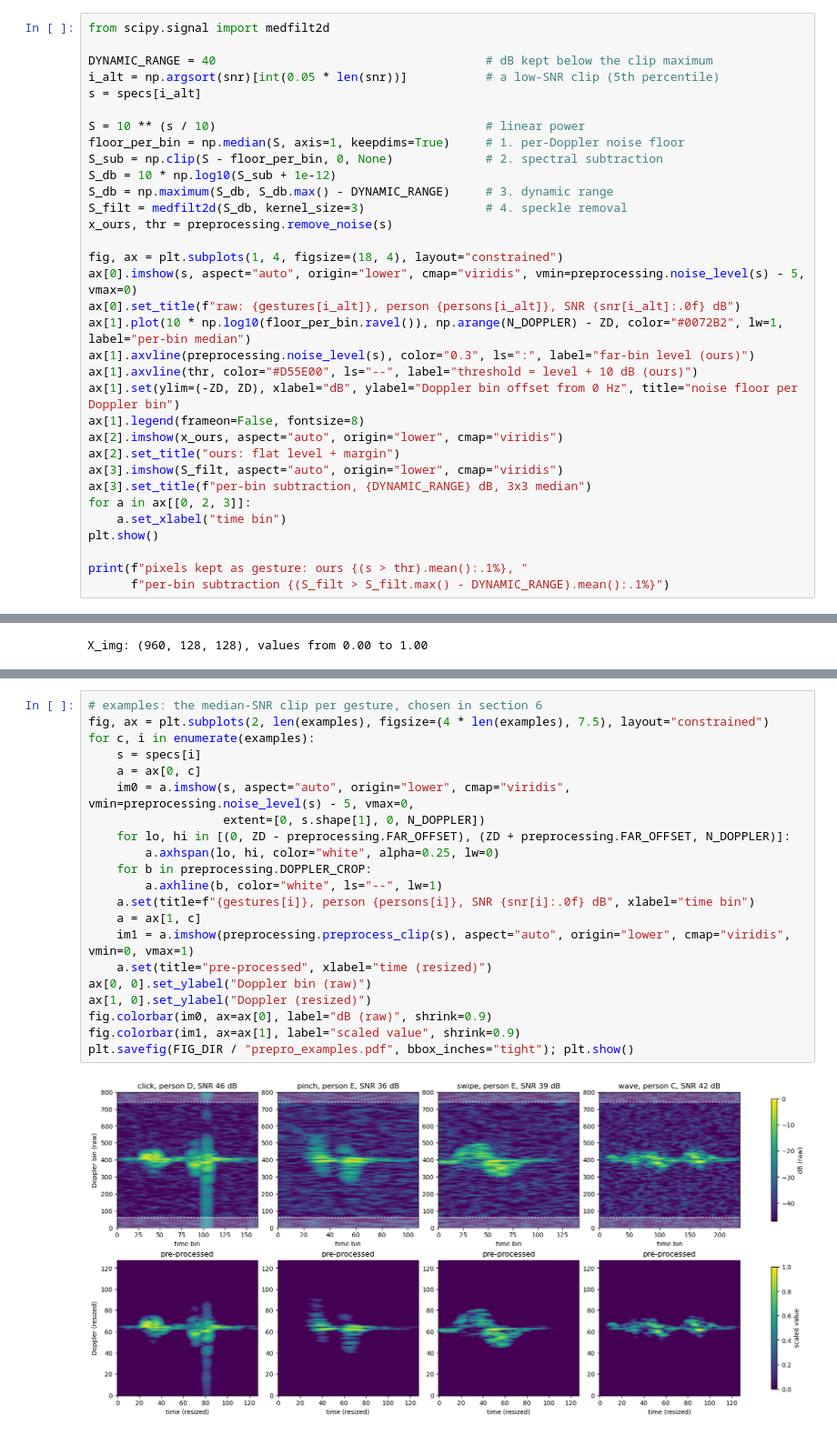
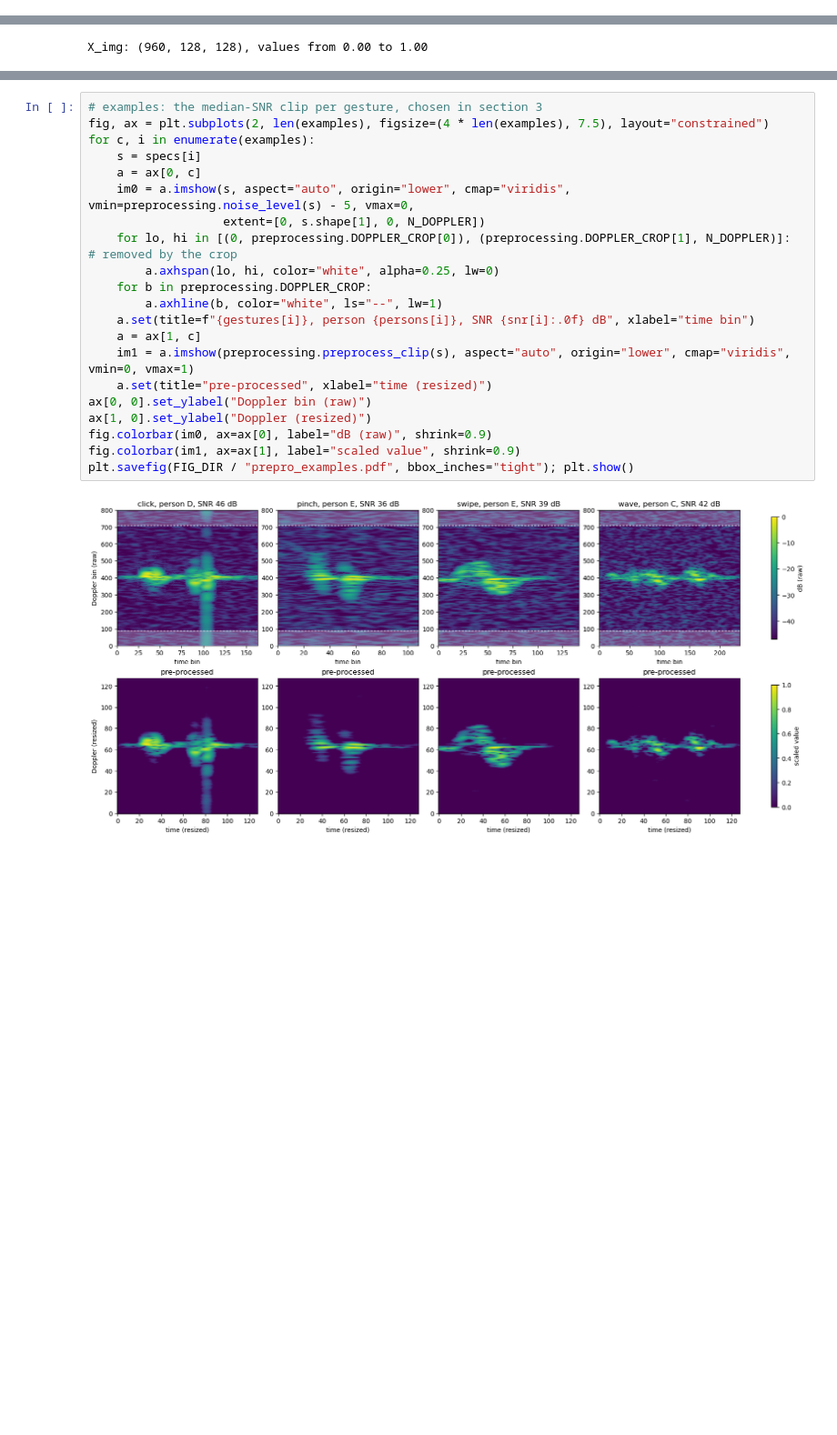
Before and after one commit to jimvanijcken/wicos, a Jupyter notebook: notebooks/2_preprocessing.ipynb, the cells around one changed output, grey strips where cells are left out. Shown at 91% size. Drawn from its saved outputs; the diff is of its cells as text; blank space fills up the shorter version.

```diff
--- a/notebooks/2_preprocessing.ipynb
+++ b/notebooks/2_preprocessing.ipynb
@@ -478,33 +267,0 @@ The cell below compares it with the chosen method on a low-SNR training clip (5t
-# %%
-from scipy.signal import medfilt2d
-
-DYNAMIC_RANGE = 40                                      # dB kept below the clip maximum
-i_alt = np.argsort(snr)[int(0.05 * len(snr))]           # a low-SNR clip (5th percentile)
-s = specs[i_alt]
-
-S = 10 ** (s / 10)                                      # linear power
-floor_per_bin = np.median(S, axis=1, keepdims=True)     # 1. per-Doppler noise floor
-S_sub = np.clip(S - floor_per_bin, 0, None)             # 2. spectral subtraction
-S_db = 10 * np.log10(S_sub + 1e-12)
-S_db = np.maximum(S_db, S_db.max() - DYNAMIC_RANGE)     # 3. dynamic range
-S_filt = medfilt2d(S_db, kernel_size=3)                 # 4. speckle removal
-x_ours, thr = preprocessing.remove_noise(s)
-
-fig, ax = plt.subplots(1, 4, figsize=(18, 4), layout="constrained")
-ax[0].imshow(s, aspect="auto", origin="lower", cmap="viridis", vmin=preprocessing.noise_level(s) - 5, vmax=0)
-ax[0].set_title(f"raw: {gestures[i_alt]}, person {persons[i_alt]}, SNR {snr[i_alt]:.0f} dB")
-ax[1].plot(10 * np.log10(floor_per_bin.ravel()), np.arange(N_DOPPLER) - ZD, color="#0072B2", lw=1, label="per-bin median")
-ax[1].axvline(preprocessing.noise_level(s), color="0.3", ls=":", label="far-bin level (ours)")
-ax[1].axvline(thr, color="#D55E00", ls="--", label="threshold = level + 10 dB (ours)")
-ax[1].set(ylim=(-ZD, ZD), xlabel="dB", ylabel="Doppler bin offset from 0 Hz", title="noise floor per Doppler bin")
-ax[1].legend(frameon=False, fontsize=8)
-ax[2].imshow(x_ours, aspect="auto", origin="lower", cmap="viridis")
-ax[2].set_title("ours: flat level + margin")
-ax[3].imshow(S_filt, aspect="auto", origin="lower", cmap="viridis")
-ax[3].set_title(f"per-bin subtraction, {DYNAMIC_RANGE} dB, 3x3 median")
-for a in ax[[0, 2, 3]]:
-    a.set_xlabel("time bin")
-plt.show()
-
-print(f"pixels kept as gesture: ours {(s > thr).mean():.1%}, "
-      f"per-bin subtraction {(S_filt > S_filt.max() - DYNAMIC_RANGE).mean():.1%}")
@@ -560,23 +305,23 @@ One training clip per gesture (the clip with the median SNR of that gesture). To
 # %%
-# examples: the median-SNR clip per gesture, chosen in section 6
+# examples: the median-SNR clip per gesture, chosen in section 3
 fig, ax = plt.subplots(2, len(examples), figsize=(4 * len(examples), 7.5), layout="constrained")
 for c, i in enumerate(examples):
     s = specs[i]
     a = ax[0, c]
     im0 = a.imshow(s, aspect="auto", origin="lower", cmap="viridis", vmin=preprocessing.noise_level(s) - 5, vmax=0,
                    extent=[0, s.shape[1], 0, N_DOPPLER])
-    for lo, hi in [(0, ZD - preprocessing.FAR_OFFSET), (ZD + preprocessing.FAR_OFFSET, N_DOPPLER)]:
+    for lo, hi in [(0, preprocessing.DOPPLER_CROP[0]), (preprocessing.DOPPLER_CROP[1], N_DOPPLER)]:   # removed by the crop
         a.axhspan(lo, hi, color="white", alpha=0.25, lw=0)
     for b in preprocessing.DOPPLER_CROP:
         a.axhline(b, color="white", ls="--", lw=1)
     a.set(title=f"{gestures[i]}, person {persons[i]}, SNR {snr[i]:.0f} dB", xlabel="time bin")
     a = ax[1, c]
     im1 = a.imshow(preprocessing.preprocess_clip(s), aspect="auto", origin="lower", cmap="viridis", vmin=0, vmax=1)
     a.set(title="pre-processed", xlabel="time (resized)")
 ax[0, 0].set_ylabel("Doppler bin (raw)")
 ax[1, 0].set_ylabel("Doppler (resized)")
 fig.colorbar(im0, ax=ax[0], label="dB (raw)", shrink=0.9)
 fig.colorbar(im1, ax=ax[1], label="scaled value", shrink=0.9)
 plt.savefig(FIG_DIR / "prepro_examples.pdf", bbox_inches="tight"); plt.show()
 # %% [output]
-[figure, old version]
+[figure, new version]
```
Also changed, not shown: parts of 27 cells of this notebook, 40 other files.
